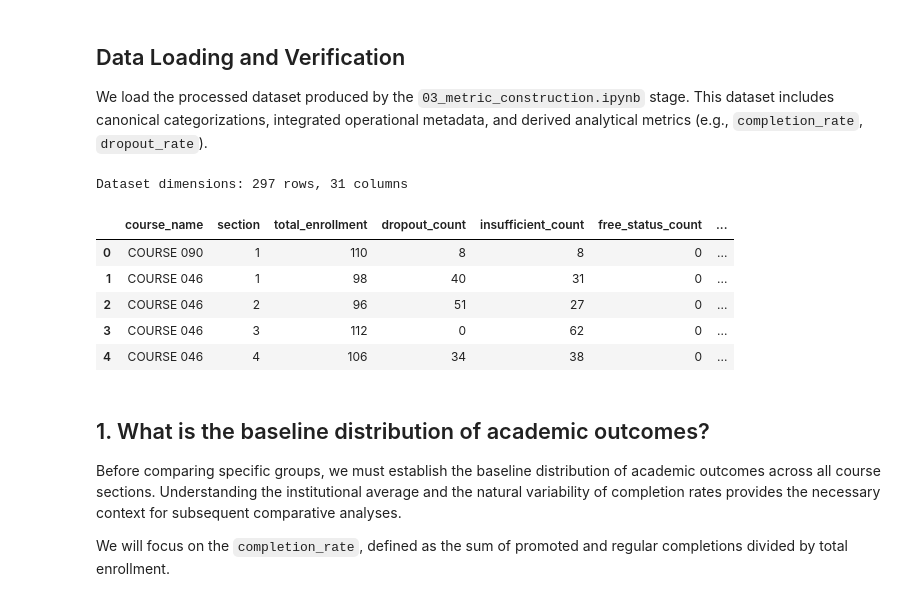
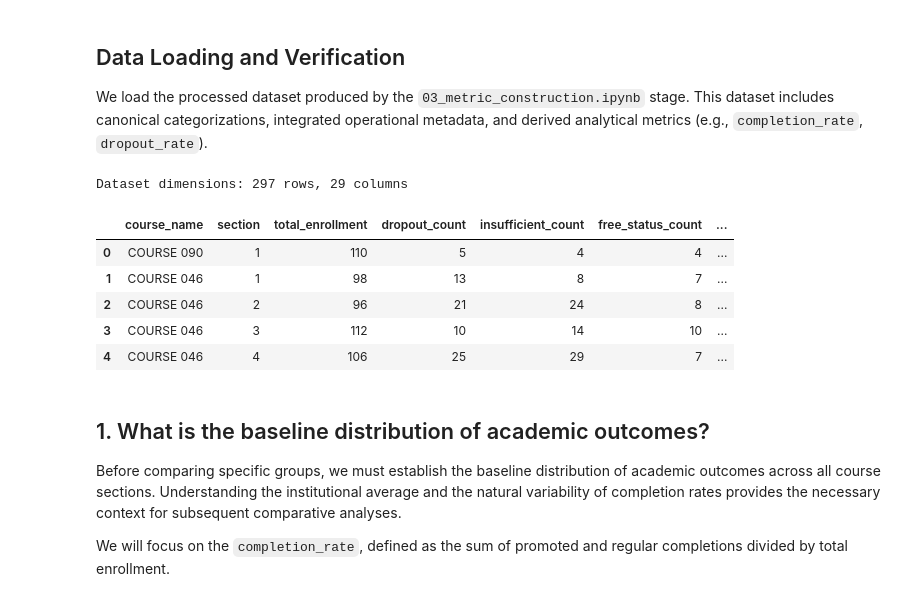
Before and after one commit to valentinarias-dtsc/higher-education-outcomes-analysis, a Jupyter notebook: notebooks/04_analysis.ipynb, the cells around one changed output. Cells and saved outputs as stored; diff of their text form; code cells hidden in the pictures.

```diff
--- a/notebooks/04_analysis.ipynb
+++ b/notebooks/04_analysis.ipynb
@@ -54,25 +54,25 @@ pd.set_option("display.float_format", "{:.4f}".format)
 We load the processed dataset produced by the `03_metric_construction.ipynb` stage. This dataset includes canonical categorizations, integrated operational metadata, and derived analytical metrics (e.g., `completion_rate`, `dropout_rate`).
 # %%
 # Load the processed dataset
-data = load_data("processed")
+data = load_data("demo processed")
 
 # Verify dimensions
 print(f"Dataset dimensions: {data.shape[0]} rows, {data.shape[1]} columns")
 
 # Verify absence of missing values in key analytical variables
 assert data['completion_rate'].isna().sum() == 0, "Missing values detected in completion_rate."
 assert data['delivery_mode'].isna().sum() == 0, "Missing values detected in delivery_mode."
 
 # Preview the data
 display(data.head())
 # %% [output]
-Dataset dimensions: 297 rows, 31 columns
+Dataset dimensions: 297 rows, 29 columns
 |  | course_name | section | total_enrollment | dropout_count | insufficient_count | free_status_count | ... |
-| 0 | COURSE 090 | 1 | 110 | 8 | 8 | 0 | ... |
-| 1 | COURSE 046 | 1 | 98 | 40 | 31 | 0 | ... |
-| 2 | COURSE 046 | 2 | 96 | 51 | 27 | 0 | ... |
-| 3 | COURSE 046 | 3 | 112 | 0 | 62 | 0 | ... |
-| 4 | COURSE 046 | 4 | 106 | 34 | 38 | 0 | ... |
+| 0 | COURSE 090 | 1 | 110 | 5 | 4 | 4 | ... |
+| 1 | COURSE 046 | 1 | 98 | 13 | 8 | 7 | ... |
+| 2 | COURSE 046 | 2 | 96 | 21 | 24 | 8 | ... |
+| 3 | COURSE 046 | 3 | 112 | 10 | 14 | 10 | ... |
+| 4 | COURSE 046 | 4 | 106 | 25 | 29 | 7 | ... |
 # %% [markdown]
 ## 1. What is the baseline distribution of academic outcomes?
 
```
Also changed, not shown: parts of 15 cells of this notebook.
